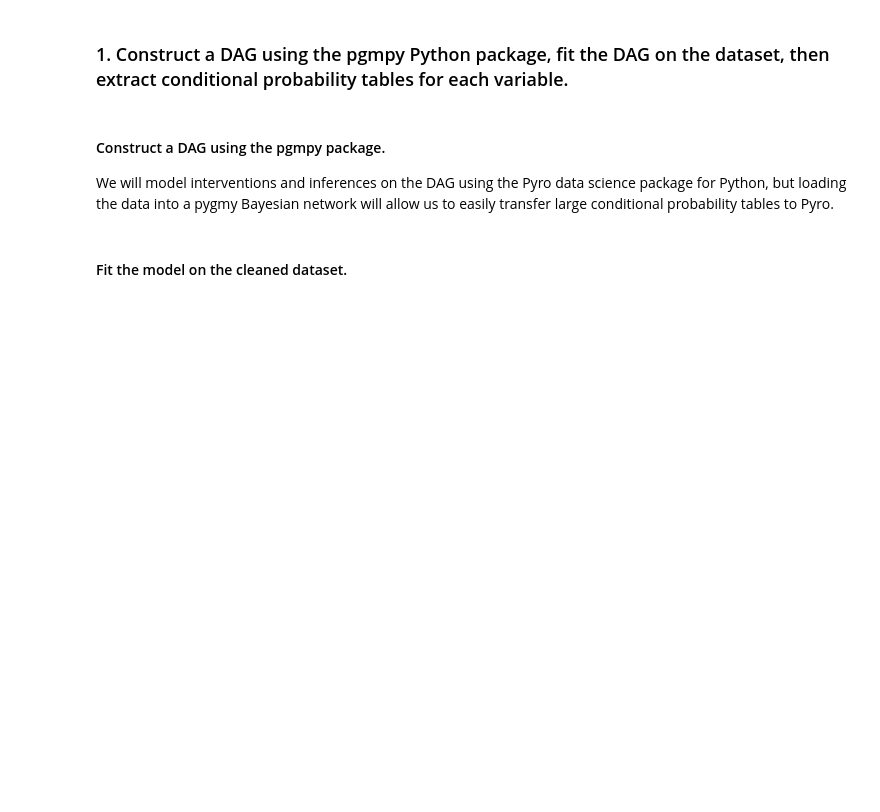
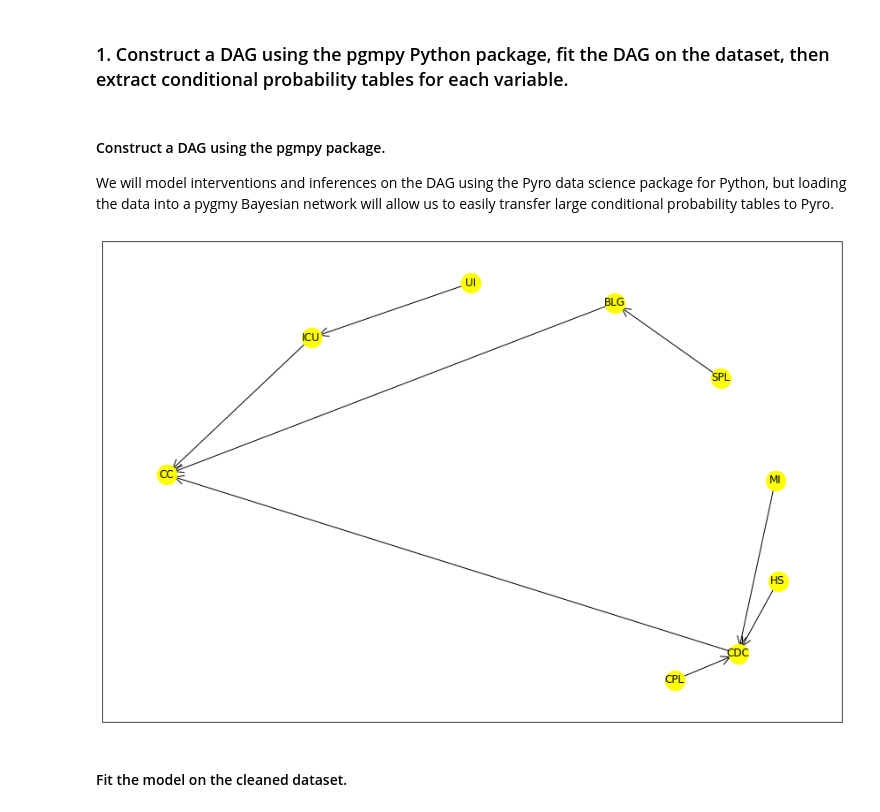
Before and after one commit to chloelarkin/county-covid-cases, a Jupyter notebook: causal_modeling/Causal_Model.ipynb, the cells around one changed output. Drawn from its saved outputs; the diff is of its cells as text; code cells hidden in the pictures; blank space fills up the shorter version.

```diff
--- a/causal_modeling/Causal_Model.ipynb
+++ b/causal_modeling/Causal_Model.ipynb
@@ -30,3 +49,16 @@ bayes_model = BayesianModel([('CPL', 'CDC'), ('HS', 'CDC'), ('MI', 'CDC'), ('CDC
+# %%
+# Plotting of graphical model
+G = nx.DiGraph()
+G.add_edges_from(edges)
+
+plt.figure(figsize=(15,10))
+pos = nx.spiral_layout(G)
+nx.draw_networkx_nodes(G, pos, node_color = 'yellow', node_size = 500)
+nx.draw_networkx_labels(G, pos)
+nx.draw_networkx_edges(G, pos, edgelist = edges, arrows = True, arrowsize=25, arrowstyle='->')
+plt.show()
+# %% [output]
+[figure, added]
 # %% [markdown]
 #### Fit the model on the cleaned dataset.
 # %%
```
Also changed, not shown: parts of 8 cells of this notebook.
